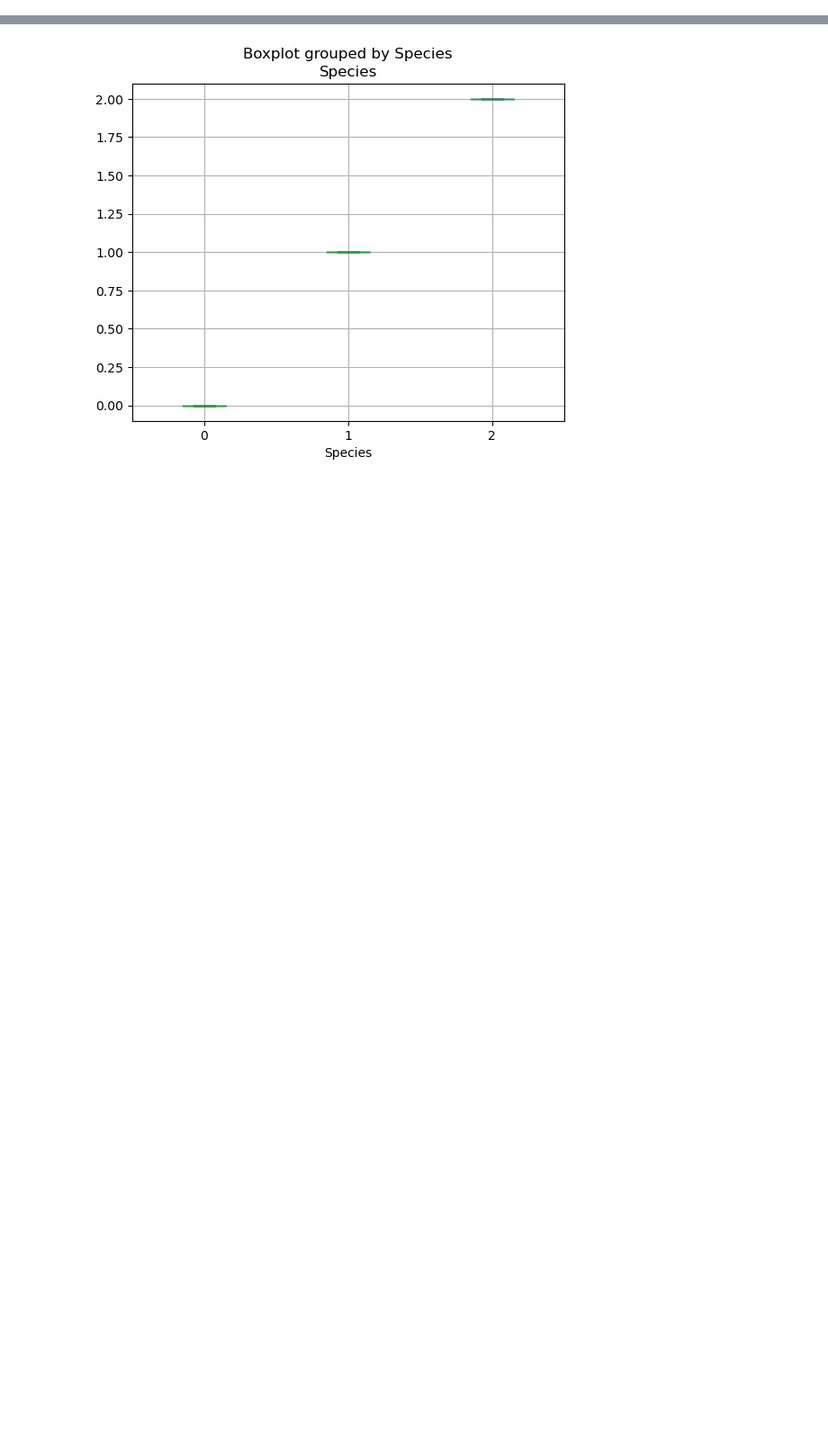
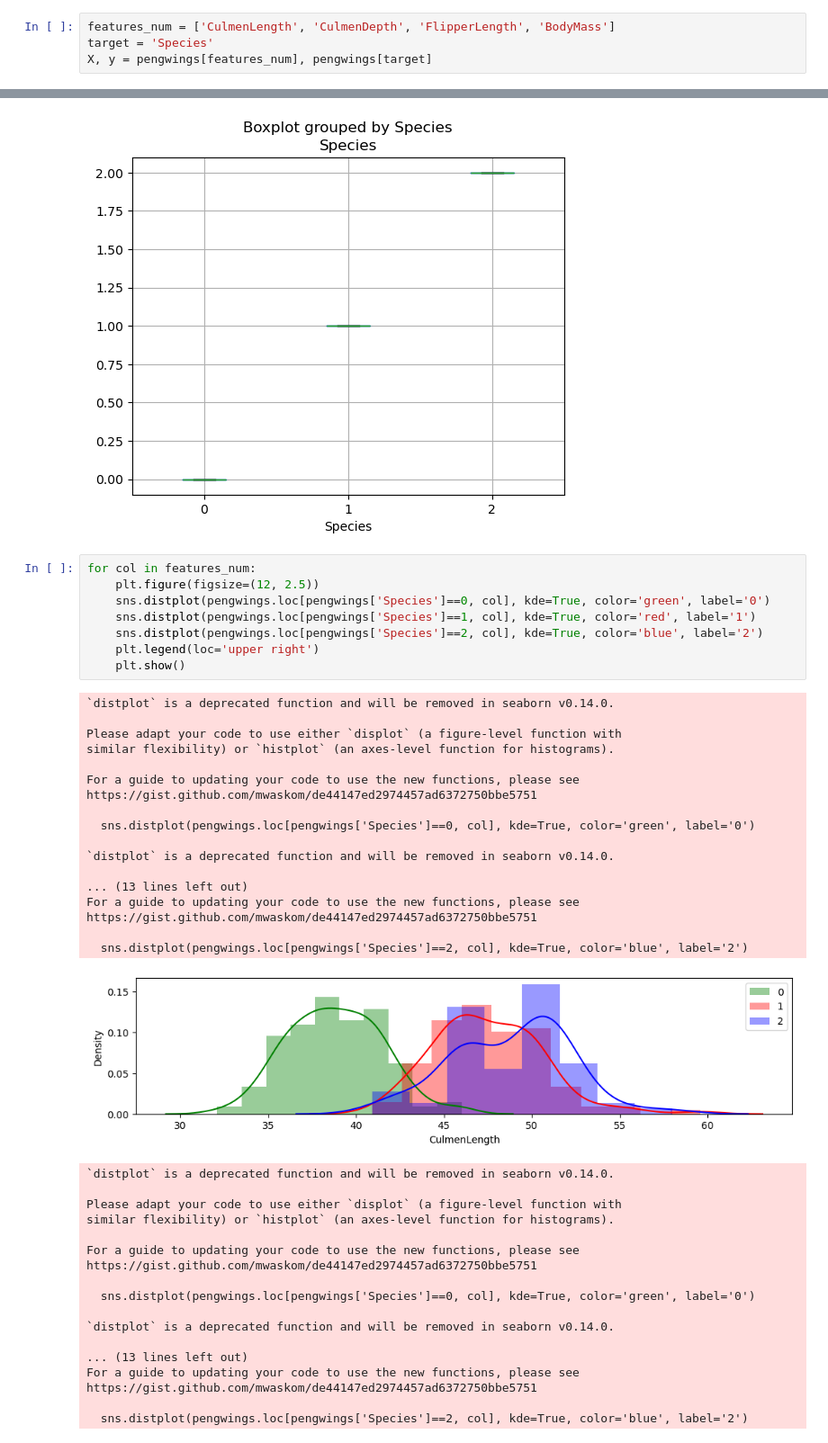
Before and after one commit to ItsaPlant/jupyters_WIN, a Jupyter notebook: MOD_14_TASK_2.ipynb, the cells around one changed output, grey strips where cells are left out. Shown at 90% size. Saved outputs shown, nothing was run; the diff lists cells and outputs as text; blank space fills up the shorter version.

```diff
--- a/MOD_14_TASK_2.ipynb
+++ b/MOD_14_TASK_2.ipynb
@@ -57,3 +54,7 @@ features_num = ['CulmenLength', ]
+# %%
+features_num = ['CulmenLength', 'CulmenDepth', 'FlipperLength', 'BodyMass']
+target = 'Species'
+X, y = pengwings[features_num], pengwings[target]
 # %%
 import matplotlib.pyplot as plt
 for col in pengwings:
@@ -72,3 +73,47 @@ Unique values 3
 [figure]
 [figure]
 [figure]
+# %%
+for col in features_num:
+    plt.figure(figsize=(12, 2.5))
+    sns.distplot(pengwings.loc[pengwings['Species']==0, col], kde=True, color='green', label='0')
+    sns.distplot(pengwings.loc[pengwings['Species']==1, col], kde=True, color='red', label='1')
+    sns.distplot(pengwings.loc[pengwings['Species']==2, col], kde=True, color='blue', label='2')
+    plt.legend(loc='upper right')
+    plt.show()
+# %% [output]
+`distplot` is a deprecated function and will be removed in seaborn v0.14.0.
+
+Please adapt your code to use either `displot` (a figure-level function with
+similar flexibility) or `histplot` (an axes-level function for histograms).
+
+For a guide to updating your code to use the new functions, please see
+https://gist.github.com/mwaskom/de44147ed2974457ad6372750bbe5751
+
+  sns.distplot(pengwings.loc[pengwings['Species']==0, col], kde=True, color='green', label='0')
+
+`distplot` is a deprecated function and will be removed in seaborn v0.14.0.
+
+... (13 lines left out)
+For a guide to updating your code to use the new functions, please see
+https://gist.github.com/mwaskom/de44147ed2974457ad6372750bbe5751
+
+  sns.distplot(pengwings.loc[pengwings['Species']==2, col], kde=True, color='blue', label='2')
+[figure, added]
+`distplot` is a deprecated function and will be removed in seaborn v0.14.0.
+
+Please adapt your code to use either `displot` (a figure-level function with
+similar flexibility) or `histplot` (an axes-level function for histograms).
+
+For a guide to updating your code to use the new functions, please see
+https://gist.github.com/mwaskom/de44147ed2974457ad6372750bbe5751
+
+  sns.distplot(pengwings.loc[pengwings['Species']==0, col], kde=True, color='green', label='0')
+
+`distplot` is a deprecated function and will be removed in seaborn v0.14.0.
+
+... (13 lines left out)
+For a guide to updating your code to use the new functions, please see
+https://gist.github.com/mwaskom/de44147ed2974457ad6372750bbe5751
+
+  sns.distplot(pengwings.loc[pengwings['Species']==2, col], kde=True, color='blue', label='2')
```
Also changed, not shown: parts of 17 cells of this notebook, 1 other file.
